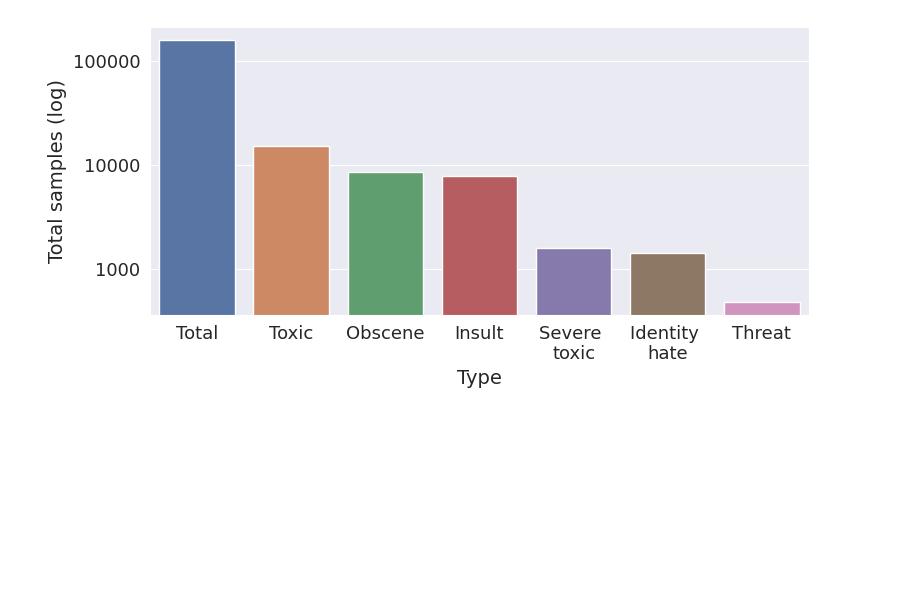
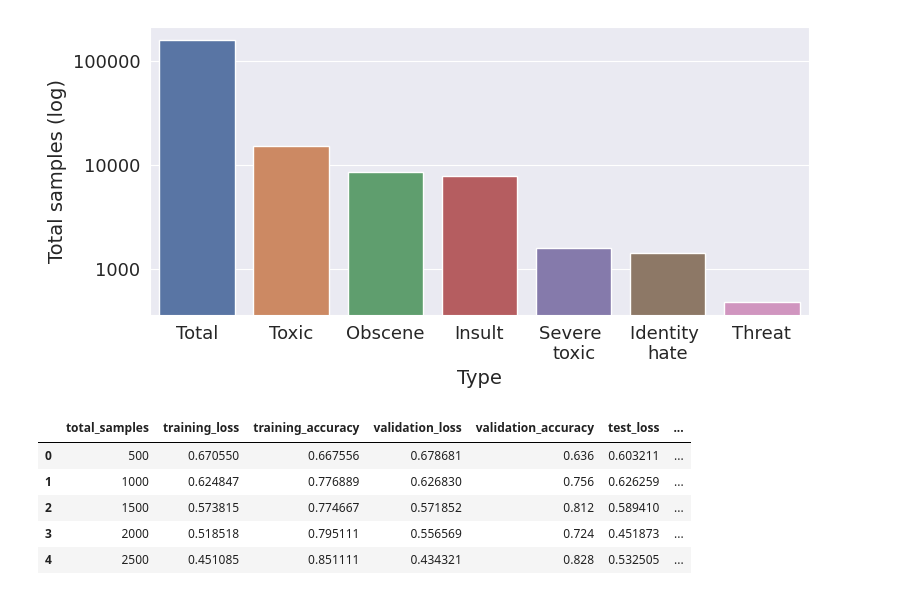
Before and after one commit to GeroVanMi/NLP_Project_ToxicSpeechDetection, a Jupyter notebook: src/data_exploration.ipynb, the cells around one changed output. Drawn from its saved outputs; the diff is of its cells as text; code cells hidden in the pictures; blank space fills up the shorter version.

```diff
--- a/src/data_exploration.ipynb
+++ b/src/data_exploration.ipynb
@@ -103,3 +91,16 @@ ax.yaxis.set_major_formatter(ScalarFormatter())
 plt.show()
 # %% [output]
 [figure]
+# %%
+model = '1679576926'
+# model = '1679575993'
+model_scores_df = pd.read_csv(f'../logs/{model}/model_scores.csv', sep=';')
+
+model_scores_df.head()
+# %% [output]
+|  | total_samples | training_loss | training_accuracy | validation_loss | validation_accuracy | test_loss | ... |
+| 0 | 500 | 0.670550 | 0.667556 | 0.678681 | 0.636 | 0.603211 | ... |
+| 1 | 1000 | 0.624847 | 0.776889 | 0.626830 | 0.756 | 0.626259 | ... |
+| 2 | 1500 | 0.573815 | 0.774667 | 0.571852 | 0.812 | 0.589410 | ... |
+| 3 | 2000 | 0.518518 | 0.795111 | 0.556569 | 0.724 | 0.451873 | ... |
+| 4 | 2500 | 0.451085 | 0.851111 | 0.434321 | 0.828 | 0.532505 | ... |
```
Also changed, not shown: parts of 2 cells of this notebook, 4 other files.
